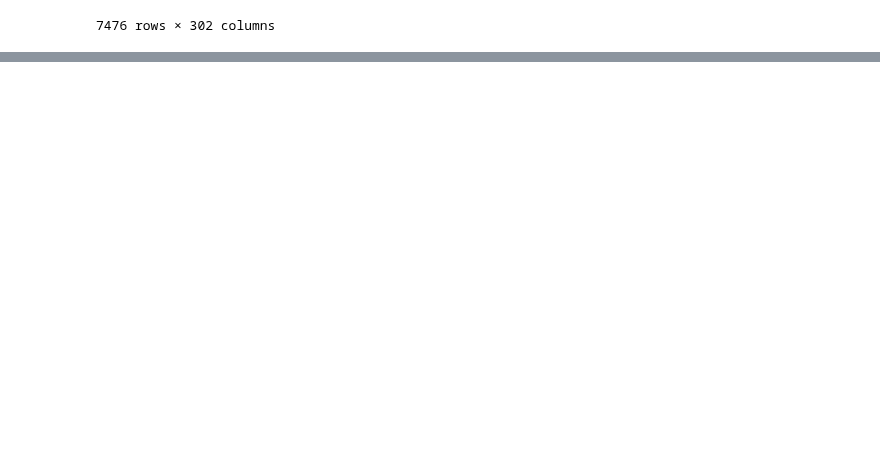
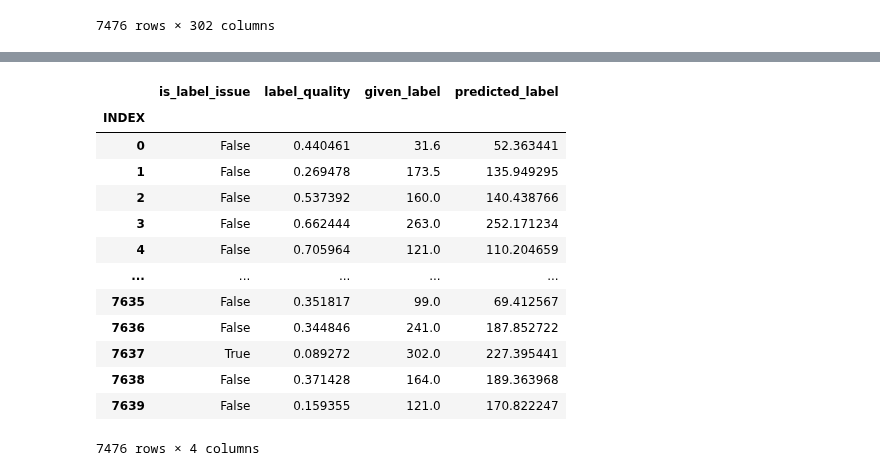
Before and after one commit to aravindhnivas/cxml_py, a Jupyter notebook: notebooks/testing.ipynb, the cells around one changed output, grey strips where cells are left out. Cells and saved outputs as stored; diff of their text form; code cells hidden in the pictures; blank space fills up the shorter version.

```diff
--- a/notebooks/testing.ipynb
+++ b/notebooks/testing.ipynb
@@ -203,0 +272,18 @@ y[6252]
+# %%
+read_label_issues_df = pd.read_csv('label_issues.csv', index_col="INDEX")
+read_label_issues_df
+# %% [output]
+|  | is_label_issue | label_quality | given_label | predicted_label |
+| INDEX |  |  |  |  |
+| 0 | False | 0.440461 | 31.6 | 52.363441 |
+| 1 | False | 0.269478 | 173.5 | 135.949295 |
+| 2 | False | 0.537392 | 160.0 | 140.438766 |
+| 3 | False | 0.662444 | 263.0 | 252.171234 |
+| 4 | False | 0.705964 | 121.0 | 110.204659 |
+| ... | ... | ... | ... | ... |
+| 7635 | False | 0.351817 | 99.0 | 69.412567 |
+| 7636 | False | 0.344846 | 241.0 | 187.852722 |
+| 7637 | True | 0.089272 | 302.0 | 227.395441 |
+| 7638 | False | 0.371428 | 164.0 | 189.363968 |
+| 7639 | False | 0.159355 | 121.0 | 170.822247 |
+7476 rows × 4 columns
```
Also changed, not shown: parts of 16 cells of this notebook.
